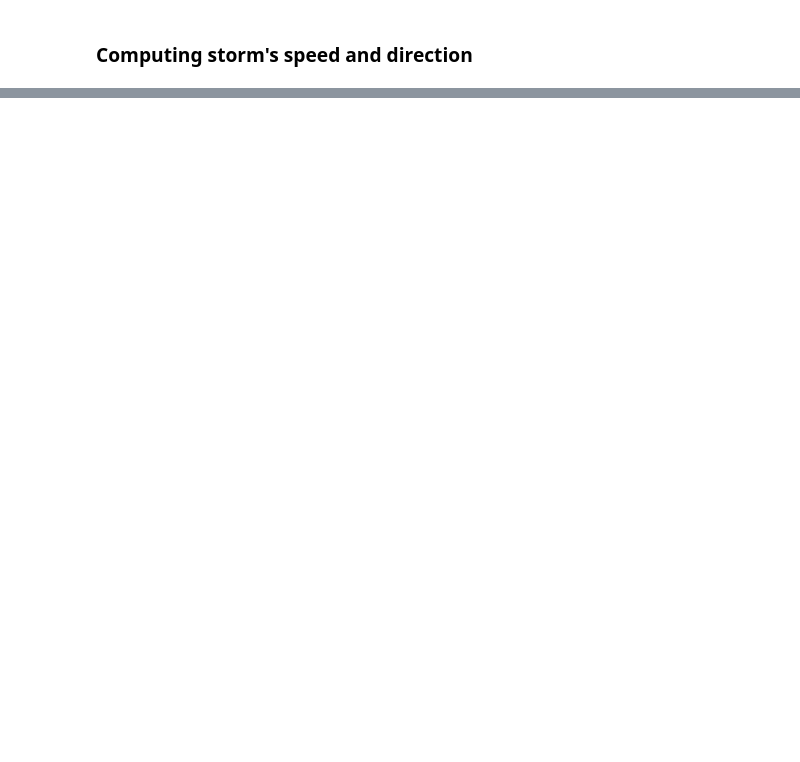
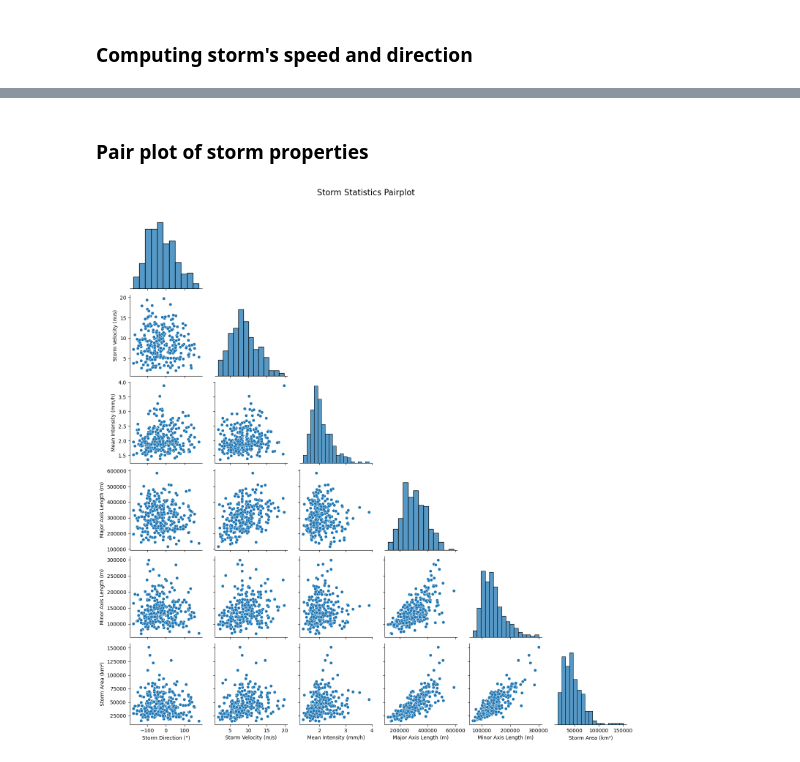
Before and after one commit to Perez-HydroSystems/storm-motion-analyzer, a Jupyter notebook: Notebooks/storm_tracking_results.ipynb, the cells around one changed output, grey strips where cells are left out. Saved outputs shown, nothing was run; the diff lists cells and outputs as text; code cells hidden in the pictures; blank space fills up the shorter version.

```diff
--- a/Notebooks/storm_tracking_results.ipynb
+++ b/Notebooks/storm_tracking_results.ipynb
@@ -37,20 +37,20 @@ from functions.diagnostic_plots import diagnostic_plot_storm_trajectories, plot_
 Define the parameter for the storm tracking run and analysis
 # %%
 ## Storm tracking parameters
-morph_radius = 4 # radius for morph structure
-high_treshold = 0.2 # threshold for high precipitation (in mm/hr)
-storm_interval = '12H' # storm time interval for getting the most intese precipitation
+morph_radius = 2 # radius for morph structure
+high_treshold = 1 # threshold for high precipitation (in mm/hr)
+storm_interval = '8H' # storm time interval for getting the most intese precipitation
 
 ## Reading control area and transposition domain shapefile
-control_area_path = '/Users/diegoosorio/Library/CloudStorage/OneDrive-OklahomaAandMSystem/Academia/Codes/RainyDay_Runs/Run_CONUS/Shapes/control_area_circle_3.0.shp'
-transposition_domain_path = "/Users/diegoosorio/Library/CloudStorage/OneDrive-OklahomaAandMSystem/Academia/Projects/Cartography/Domain_IOWA.shp"
+control_area_path = '/Users/diegoosorio/Library/CloudStorage/OneDrive-OklahomaAandMSystem/Academia/Codes/RainyDay_Runs/Run_CONUS/Shapes/control_area_circle_22.0.shp'
+transposition_domain_path = "/Users/diegoosorio/Library/CloudStorage/OneDrive-OklahomaAandMSystem/Academia/Codes/RainyDay_Runs/Run_CONUS/Domains/Domain_22.shp"
 
 # Read the storm catalog
 #folder = run_folder +  '/Results/'+ scenario_name+'/StormCatalog/'
-catalog_folder  = '/Users/diegoosorio/Library/CloudStorage/OneDrive-OklahomaAandMSystem/Academia/Codes/RainyDay_Runs/Run_CONUS/Results/Domain_3.0_circle_10000km2/StormCatalog'
+catalog_folder  = '/Users/diegoosorio/Library/CloudStorage/OneDrive-OklahomaAandMSystem/Academia/Codes/RainyDay_Runs/Run_CONUS/Results/Domain_22.0_circle_10000km2/StormCatalog'
 
 ## Set the path for the output folder and figure path
-fig_path ='/Users/diegoosorio/Library/CloudStorage/OneDrive-OklahomaAandMSystem/Academia/Codes/Paper_Notebooks/CONUS_storm_tracking'
+fig_path ='/Users/diegoosorio/Library/CloudStorage/OneDrive-OklahomaAandMSystem/Academia/Codes/Paper_Notebooks/CONUS DOMAINS/NC_16H'
 # %% [markdown]
 ### Reading storm catalog name files
 # %%
@@ -89,7 +89,10 @@ for storm_event in event_list:
     print(storm_event)
     event_dict = {}
     storm_tracking_event(ds, event_dict, morph_radius=morph_radius, high_threshold=high_treshold)
+    if int(event_dict['longest_duration']) <= 6:
+        print(f"Skipping event {storm_event} due to short duration: {event_dict['longest_duration']} time steps.")
+        continue
     continuos_storm(event_dict)
-    storm_tracking_features(event_dict)
+    storm_tracking_features(event_dict, ellipse_fit="Momentum")
     storm_tracking_results[storm_event] = event_dict # Store the results in the dictionary
 # %% [output]
@@ -273,0 +268,48 @@ for storm_track in storm_tracking_results.keys():
+# %% [markdown]
+### Pair plot of storm properties
+# %%
+### Storm stats plot
+
+storm_mean_intesity = []
+storm_major_radius = []
+storm_minus_radius = []
+storm_area = []
+
+for storm_event in storm_tracking_results.keys():
+    storm = storm_tracking_results[storm_event]
+    storm_mean_intesity.append(np.mean(storm['storm_record']['avg_prcp(mm/h)']))
+    storm_major_radius.append(np.mean(storm['storm_record']['major_axis_length(m)']))
+    storm_minus_radius.append(np.mean(storm['storm_record']['minor_axis_length(m)']))
+    storm_area.append(np.mean(storm['selected_storm_area']))
+
+storm_mean_intesity = np.array(storm_mean_intesity)
+storm_major_radius = np.array(storm_major_radius)
+storm_minus_radius = np.array(storm_minus_radius)
+storm_area = np.array(storm_area)
+# Create a DataFrame to hold the storm statistics
+storm_stats = pd.DataFrame({
+    'storm_event': list(storm_tracking_results.keys()),
+    'storm_direction': storm_mean_direction_weighted,
+    'storm_velocity': storm_mean_velocity,
+    'mean_intensity': storm_mean_intesity,
+    'major_axis_length': storm_major_radius,
+    'minor_axis_length': storm_minus_radius,
+    'area': storm_area
+})
+
+# Rename columns with descriptive labels + units
+storm_stats_renamed = storm_stats.rename(columns={
+    'storm_direction': 'Storm Direction (°)',
+    'storm_velocity': 'Storm Velocity (m/s)',
+    'mean_intensity': 'Mean Intensity (mm/h)',
+    'major_axis_length': 'Major Axis Length (m)',
+    'minor_axis_length': 'Minor Axis Length (m)',
+    'area': 'Storm Area (km²)'  # adjust units if needed
+})
+
+## plot the storm statistics with pairplot
+sns.pairplot(storm_stats_renamed, diag_kind='hist', markers='o', corner=True)
+plt.suptitle('Storm Statistics Pairplot', y=1.02, fontsize=16)
+plt.savefig(os.path.join(fig_path, 'storm_statistics_pairplot.png'), dpi=300, bbox_inches='tight')
+# %% [output]
+[figure, added]
```
Also changed, not shown: parts of 13 cells of this notebook, 4 other files.
